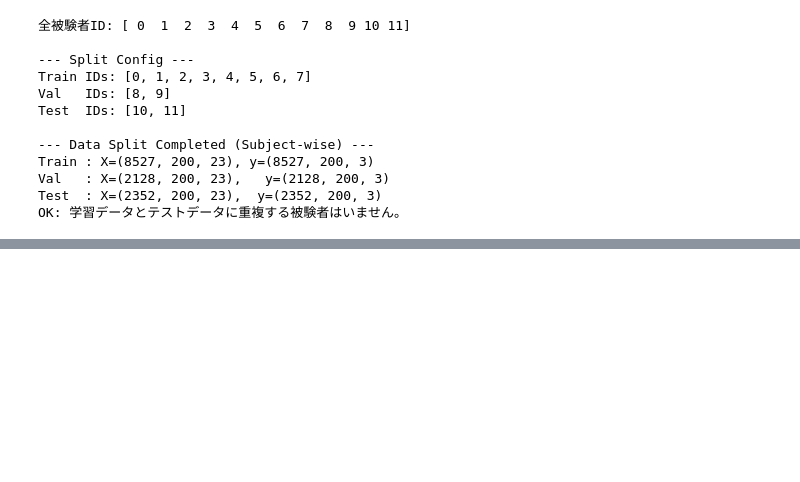
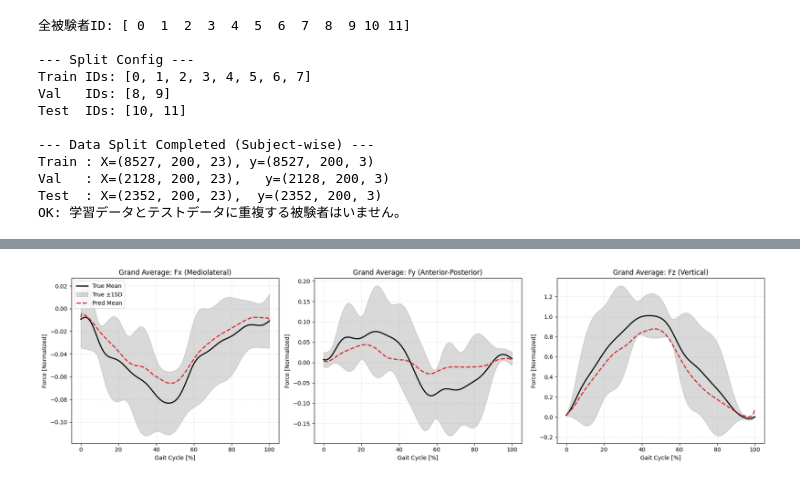
Before and after one commit to HideyukiNagashio/my-research-project, a Jupyter notebook: LSTM.ipynb, the cells around one changed output, grey strips where cells are left out. Saved outputs shown, nothing was run; the diff lists cells and outputs as text; code cells hidden in the pictures; blank space fills up the shorter version.

```diff
--- a/LSTM.ipynb
+++ b/LSTM.ipynb
@@ -523,0 +411,48 @@ Fz    | 0.0439     | 0.9958
+# %%
+# 平均と標準偏差を計算 (axis=0: サンプル方向に計算)
+mean_true = np.mean(test_targets, axis=0)
+std_true  = np.std(test_targets, axis=0)
+
+mean_pred = np.mean(test_preds, axis=0)
+std_pred  = np.std(test_preds, axis=0)
+
+# プロット作成
+fig, axes = plt.subplots(1, 3, figsize=(18, 5))
+axis_names = ['Fx (Mediolateral)', 'Fy (Anterior-Posterior)', 'Fz (Vertical)']
+
+for i in range(3): # 各軸
+    ax = axes[i]
+
+    # 時間軸（0~100%に正規化して表示する場合のラベル）
+    time_percent = np.linspace(0, 100, 200)
+
+    # --- 実測値 (True) ---
+    # 平均値を黒実線
+    ax.plot(time_percent, mean_true[:, i], color='black', linewidth=2, label='True Mean')
+    # ±1SDをグレーの帯で表示
+    ax.fill_between(time_percent,
+                    mean_true[:, i] - std_true[:, i],
+                    mean_true[:, i] + std_true[:, i],
+                    color='black', alpha=0.15, label='True ±1SD')
+
+    # --- 予測値 (Pred) ---
+    # 平均値を赤破線
+    ax.plot(time_percent, mean_pred[:, i], color='#d62728', linestyle='--', linewidth=2, label='Pred Mean')
+    # 予測のSDも見たければ以下をコメントアウト解除（ごちゃごちゃするので描かないことも多い）
+    # ax.fill_between(time_percent,
+    #                 mean_pred[:, i] - std_pred[:, i],
+    #                 mean_pred[:, i] + std_pred[:, i],
+    #                 color='red', alpha=0.1)
+
+    ax.set_title(f"Grand Average: {axis_names[i]}")
+    ax.set_xlabel("Gait Cycle [%]")
+    ax.set_ylabel("Force [Normalized]")
+    ax.grid(True, linestyle=':', alpha=0.6)
+
+    if i == 0:
+        ax.legend(loc='upper left')
+
+plt.tight_layout()
+plt.show()
+# %% [output]
+[figure, added]
```
Also changed, not shown: parts of 9 cells of this notebook, 2 other files.
